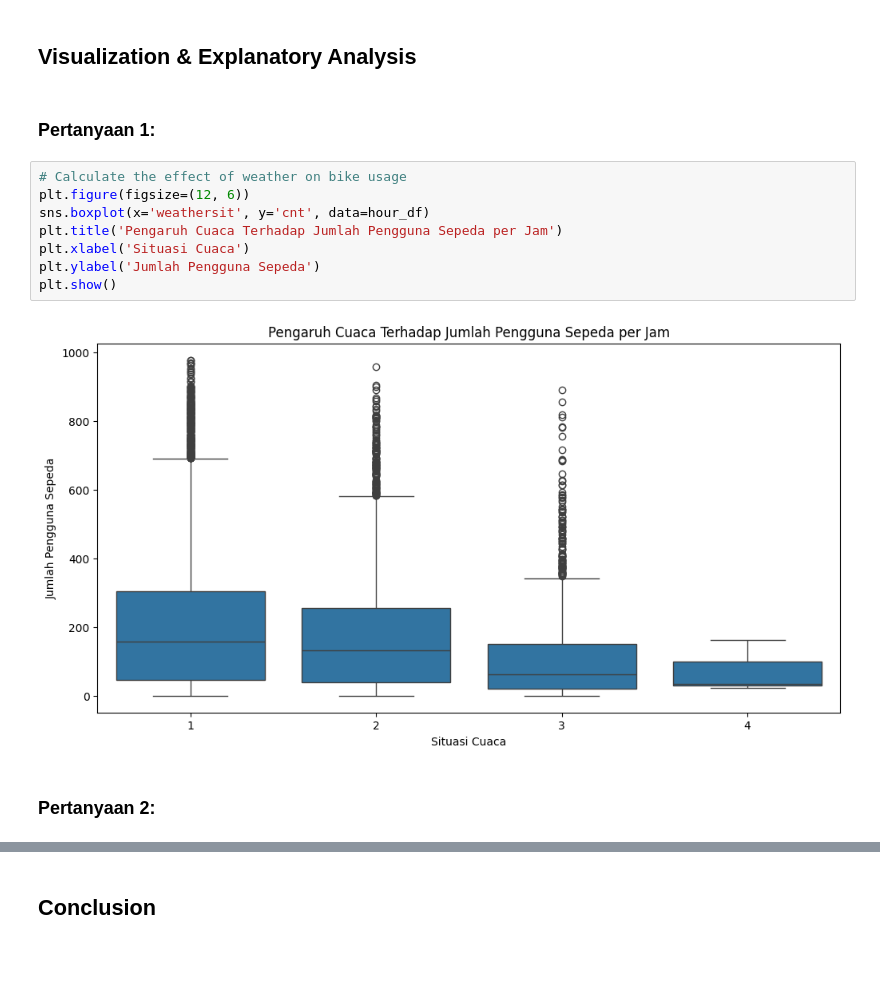
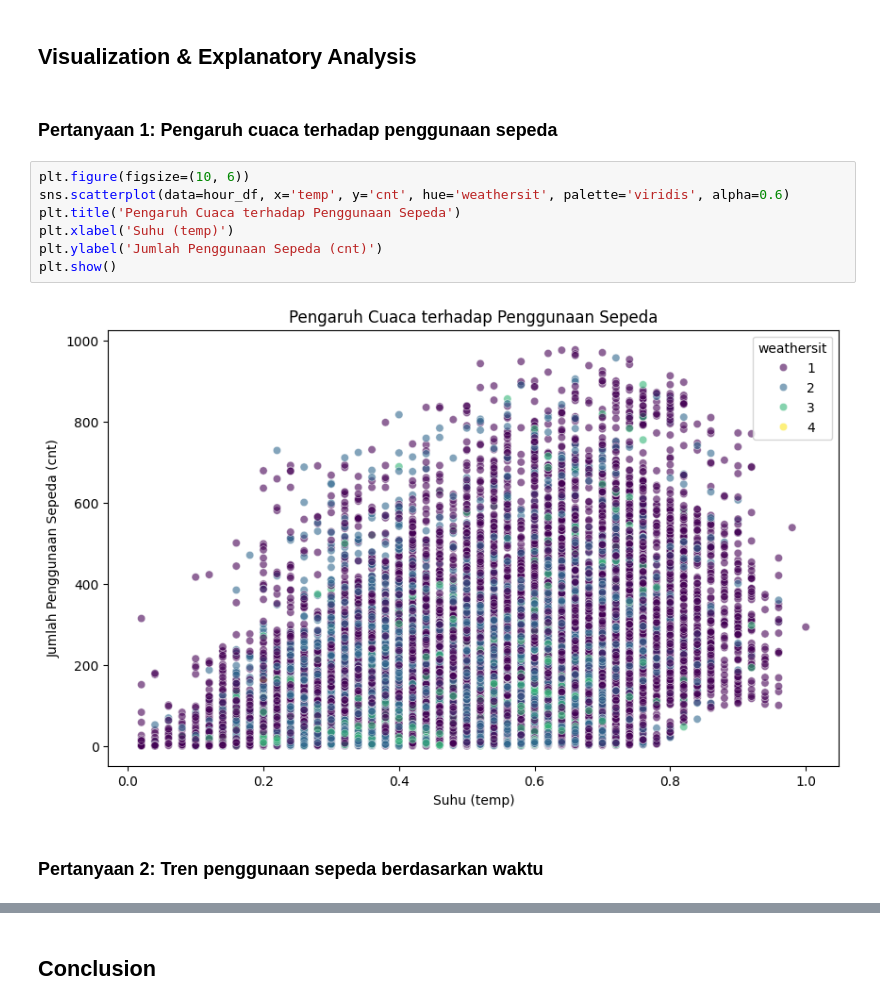
Before and after one commit to usriyatulll/Bike-Sharing-Dashboard-, a Jupyter notebook: Proyek_Analisis_Data.ipynb, the cells around one changed output, grey strips where cells are left out. Cells and saved outputs as stored; diff of their text form; blank space fills up the shorter version.

```diff
--- a/Proyek_Analisis_Data.ipynb
+++ b/Proyek_Analisis_Data.ipynb
@@ -123,17 +82,16 @@ plt.show()
 # %% [markdown]
 ## Visualization & Explanatory Analysis
 # %% [markdown]
-### Pertanyaan 1:
+### Pertanyaan 1: Pengaruh cuaca terhadap penggunaan sepeda
 # %%
-# Calculate the effect of weather on bike usage
-plt.figure(figsize=(12, 6))
-sns.boxplot(x='weathersit', y='cnt', data=hour_df)
-plt.title('Pengaruh Cuaca Terhadap Jumlah Pengguna Sepeda per Jam')
-plt.xlabel('Situasi Cuaca')
-plt.ylabel('Jumlah Pengguna Sepeda')
+plt.figure(figsize=(10, 6))
+sns.scatterplot(data=hour_df, x='temp', y='cnt', hue='weathersit', palette='viridis', alpha=0.6)
+plt.title('Pengaruh Cuaca terhadap Penggunaan Sepeda')
+plt.xlabel('Suhu (temp)')
+plt.ylabel('Jumlah Penggunaan Sepeda (cnt)')
 plt.show()
 # %% [output]
-[figure, old version]
+[figure, new version]
 # %% [markdown]
-### Pertanyaan 2:
+### Pertanyaan 2: Tren penggunaan sepeda berdasarkan waktu
 # %%
```
Also changed, not shown: parts of 6 cells of this notebook, 2 other files.
